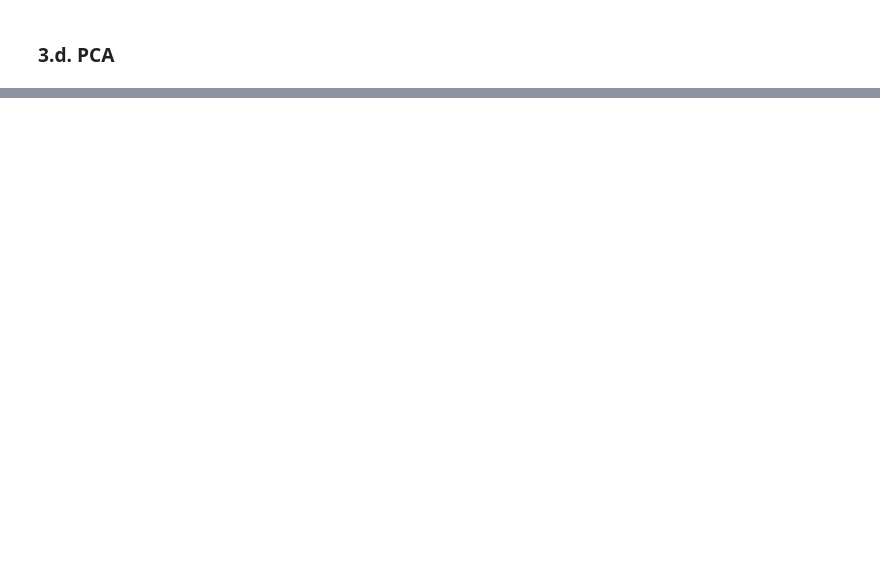
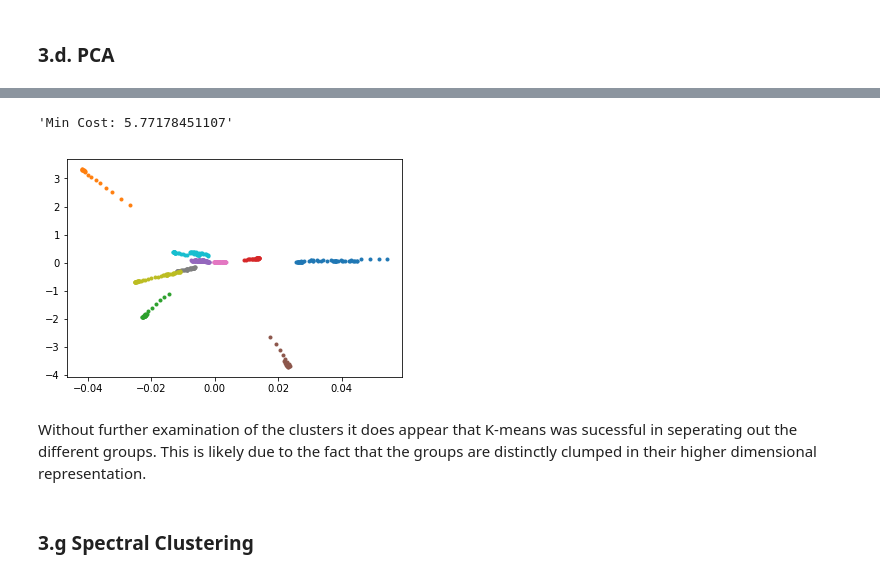
Before and after one commit to Sneezembop/MachineLearning-CS-6140, a Jupyter notebook: Assignment4/Assignment 4.ipynb, the cells around one changed output, grey strips where cells are left out. Cells and saved outputs as stored; diff of their text form; code cells hidden in the pictures; blank space fills up the shorter version.

```diff
--- a/Assignment4/Assignment 4.ipynb
+++ b/Assignment4/Assignment 4.ipynb
@@ -729,0 +890,19 @@ TypeError: unorderable types: complex() >= int()
+# %%
+X,Y = Data_Flattener(Y_train, 340)
+clusters = KmeanMain(X, 10,10)
+# %% [output]
+'Min Cost: 5.77178451107'
+# %%
+#print(clusters)
+
+for i in range(len(clusters)):
+    clusters[i] = KPCA(clusters[i],2)
+
+for i in range(len(clusters)):
+    plt.plot(clusters[i][0].T, clusters[i][1].T, '.')
+# %% [output]
+[figure, added]
+# %% [markdown]
+Without further examination of the clusters it does appear that K-means was sucessful in seperating out the different groups.  This is likely due to the fact that the groups are distinctly clumped in their higher dimensional representation.
+# %% [markdown]
+### 3.g Spectral Clustering
```
Also changed, not shown: parts of 18 cells of this notebook, 5 other files.
